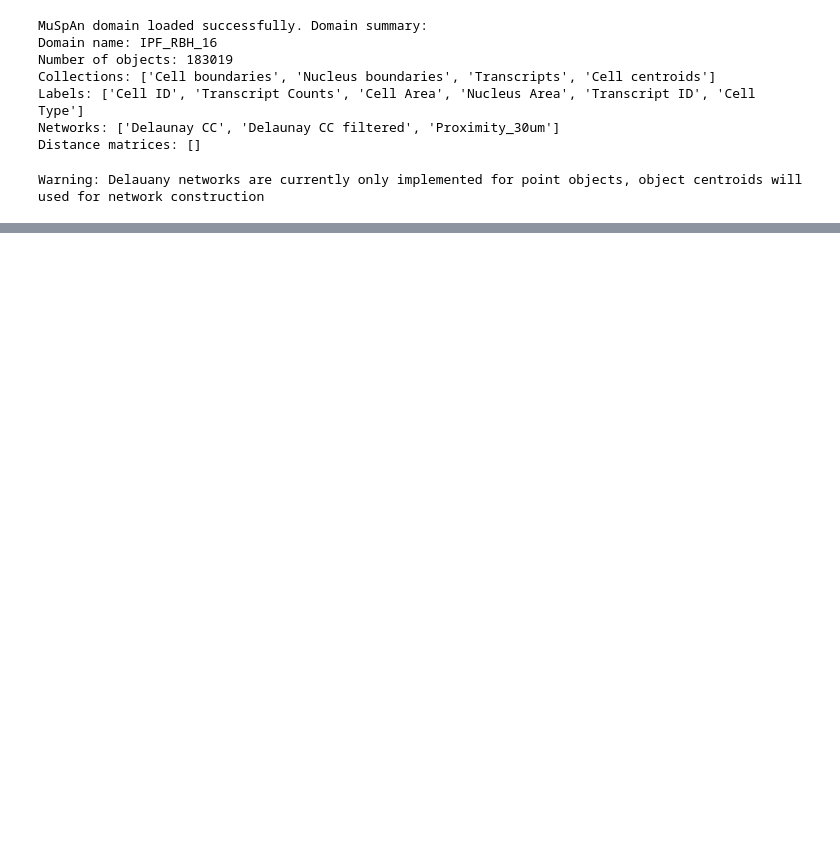
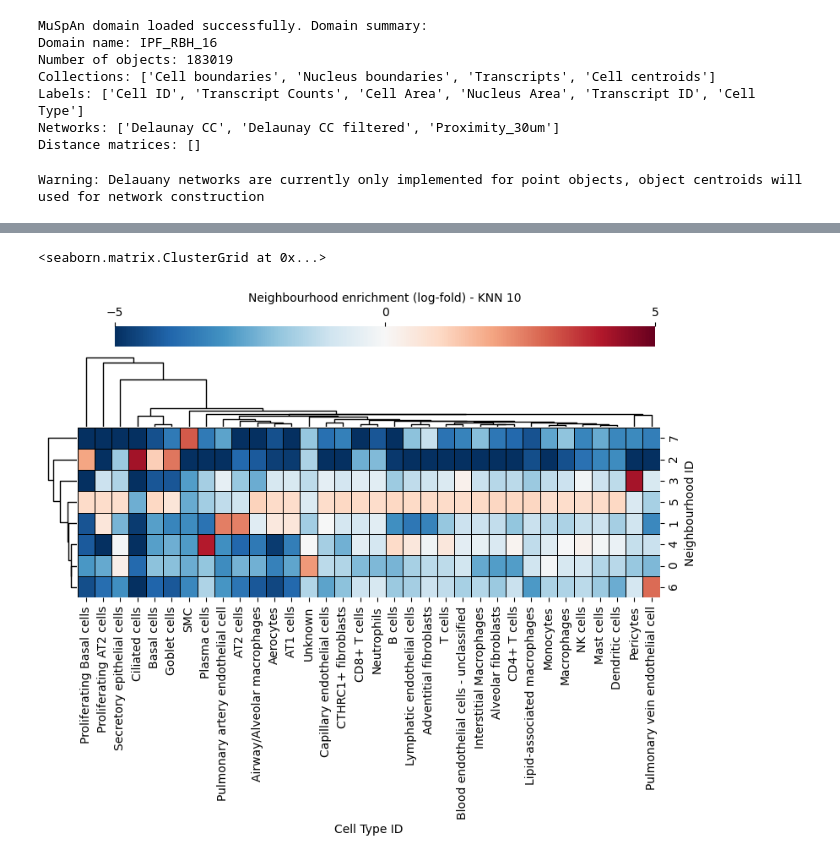
Before and after one commit to spatts14/AirScape_analysis, a Jupyter notebook: notebooks/muspan/nb_clustering.ipynb, the cells around one changed output, grey strips where cells are left out. Cells and saved outputs as stored; diff of their text form; code cells hidden in the pictures; blank space fills up the shorter version.

```diff
--- a/notebooks/muspan/nb_clustering.ipynb
+++ b/notebooks/muspan/nb_clustering.ipynb
@@ -90 +71,39 @@ Warning: Delauany networks are currently only implemented for point objects, obj
+# %%
+# Create a DataFrame from the neighbourhood enrichment matrix
+df_ME_id = pd.DataFrame(data=neighbourhood_enrichment_matrix, index=unique_cluster_labels, columns=consistent_global_labels)
+df_ME_id.index.name = 'Neighbourhood ID'
+df_ME_id.columns.name = 'Cell Type ID'
+
+# Filter out sentinel values before computing range
+finite_vals = df_ME_id.values[np.isfinite(df_ME_id.values) & (np.abs(df_ME_id.values) < 1e300)]
+vmin = np.floor(finite_vals.min())
+vmax = np.ceil(finite_vals.max())
+
+df_plot = df_ME_id.clip(lower=vmin, upper=vmax)
+
+plot_vimin = -5
+plot_vimax = 5
+# %%
+# Visualize the neighbourhood enrichment matrix using a clustermap
+sns.clustermap(
+    df_plot,
+    xticklabels=consistent_global_labels,
+    yticklabels=unique_cluster_labels,
+    figsize=(8, 6),
+    cmap='RdBu_r',
+    dendrogram_ratio=(.05, .3),
+    col_cluster=True,
+    row_cluster=True,
+    square=True,
+    linewidths=0.5,
+    linecolor='black',
+    vmin=plot_vimin,
+    vmax=plot_vimax,
+    cbar_kws=dict(use_gridspec=False, location="top", label=f'Neighbourhood enrichment (log-fold) - KNN {KNN}', ticks=[plot_vimin, 0, plot_vimax]),
+    cbar_pos=(0.12, 0.99, 0.8, 0.04),
+    tree_kws={'linewidths': 1, 'color': 'black'}
+)
+# %% [output]
+<seaborn.matrix.ClusterGrid at 0x...>
+[figure, added]
 # %%
```
Also changed, not shown: parts of 5 cells of this notebook, 1 other file.
